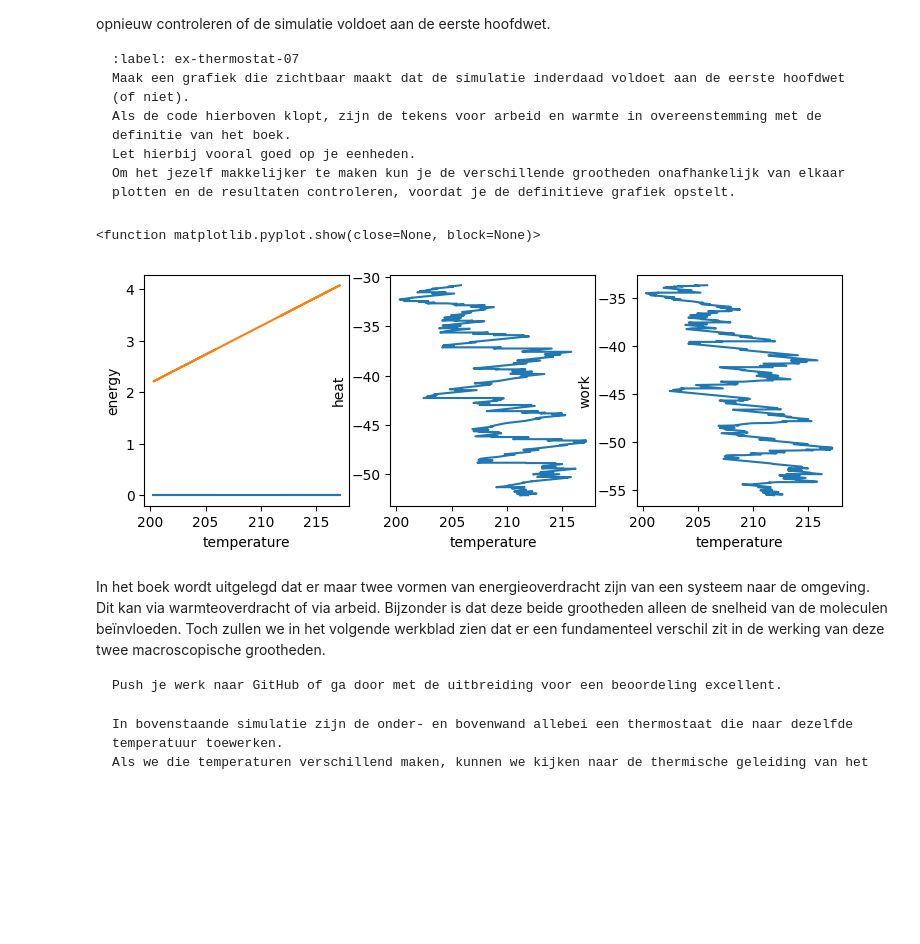
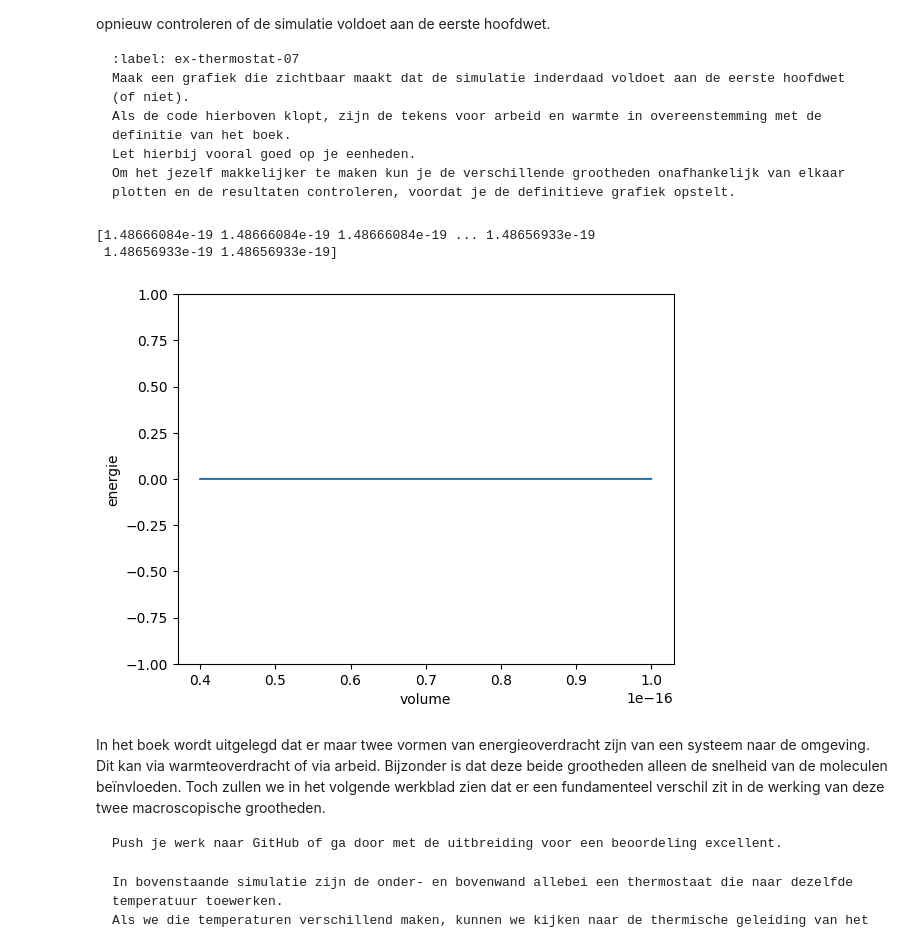
Before and after one commit to arenmeghdadi/314159265358979323846264338, a Jupyter notebook: Content/PySim/8_thermostaat.ipynb, the cells around one changed output. Drawn from its saved outputs; the diff is of its cells as text; code cells hidden in the pictures; blank space fills up the shorter version.

````diff
--- a/Content/PySim/8_thermostaat.ipynb
+++ b/Content/PySim/8_thermostaat.ipynb
@@ -138,7 +144,7 @@ def temperature(particles) -> float:
     k = 1.380649e-23
     for p in particles:
         temp += p.kin_energy/k
-    temp = temp*30*1.66e-27 * 2.5 * 10**3
+    temp = temp*28*1.66e-27/ len(particles) # * (2.5 * 10**3)**2)
     return temp
 
 def handle_collisions(particles):
@@ -276,6 +282,7 @@ pressures = np.zeros(N_steps, dtype=float)
 temperatures = np.zeros(N_steps, dtype=float)
 heats = np.zeros(N_steps, dtype=float)
 works = np.zeros(N_steps, dtype=float)
+energies = np.zeros(N_steps, dtype=float)
 
 pressure = 0.0
 work = 0.0
@@ -288,18 +295,23 @@ set_temp = temperature(particles)
 
 for i in range(N_steps):
     take_time_step(particles)
+    for p in particles:
+        left_right_collision(p)
+        energy += (0.5 * p.m * np.linalg.norm(p.v)**2)
     volumes[i] = box_length * box_height
+    energy = energy * 28 * 1.66e-27 #* (2.5 * 10**3)**2
     pressures[i] = pressure
+    energies[i] = energy
     temperatures[i] = temperature(particles)
     heats[i] = heat
     works[i] = work
     if i%500==0:
         print(i)
 
-pressuresreal = (pressures * 30*1.66e-27) / (1e-12)**2
-volumesreal = volumes * (1e-9)**2
-worksreal = works*30*1.66e-27 * 2.5 * 10**3
-heatsreal = heats*30*1.66e-27 * 2.5 * 10**3
+pressuresreal = (pressures * 28*1.66e-27)# / (1e-12)**2
+volumesreal = volumes #* (1e-9)**2
+worksreal = works*28*1.66e-27 #* (2.5 * 10**3)**2
+heatsreal = heats*28*1.66e-27 #* (2.5 * 10**3)**2
 
 fig, (ax1, ax2) = plt.subplots(1, 2, figsize=(9, 3))
 ax1.set_xlabel('Volume')
@@ -424,41 +438,39 @@ Let hierbij vooral goed op je eenheden.
 Om het jezelf makkelijker te maken kun je de verschillende grootheden onafhankelijk van elkaar plotten en de resultaten controleren, voordat je de definitieve grafiek opstelt.
 ```
 # %%
-#your code/answer
-energies = np.zeros(1000, dtype=float)
-temperatures2 = np.zeros(1000, dtype=float)
-workarray = np.zeros(1000, dtype=float)
-heatarray = np.zeros(1000, dtype=float)
+# #your code/answer
+# energies = np.zeros(1000, dtype=float)
+# temperatures2 = np.zeros(1000, dtype=float)
+# workarray = np.zeros(1000, dtype=float)
+# heatarray = np.zeros(1000, dtype=float)
+# volumesnew = np.zeros(1000, dtype=float)
 
-for i in range(1000):
-    energy = 0
-    take_time_step(particles)
-    for p in particles:
-        left_right_collision(p)
-        energy += 0.5 * p.m * (np.linalg.norm(p.v)**2 )
-    temperatures2[i] = temperature(particles)
-    workarray[i] = work
-    heatarray[i] = heat
-    energy = energy *30*1.66e-27 * 2.5 * 10**3
-    energies[i] = energy
+# for i in range(1000):
+#     energy = 0
+#     k = 1.38e-23
+#     take_time_step(particles)
+#     for p in particles:
+#         left_right_collision(p)
+#         energy += 0.5 * p.m * np.linalg.norm(p.v)**2
+#     temperatures2[i] = temperature(particles)
+#     workarray[i] = work
+#     heatarray[i] = heat
+#     energy = energy * 30 * 1.66e-27 * 2.5 * 10**3
+#     energies[i] = energy
+#     volumesnew[i] = box_length * box_height
 
 
-fig, (ax1, ax2, ax3) = plt.subplots(1, 3, figsize=(9, 3))
+newenergies = int(N)*k_B*temperatures - heatsreal + worksreal
 
-ax1.set_xlabel('temperature')
-ax2.set_xlabel('temperature')
-ax3.set_xlabel('temperature')
-ax1.set_ylabel('energy')
-ax2.set_ylabel('heat')
-ax3.set_ylabel('work')
-ax1.plot(temperatures2, energies)
-ax1.plot(temperatures2, (heatarray-workarray))
-ax2.plot(temperatures2, heatarray)
-ax3.plot(temperatures2, workarray)
-plt.show
+plt.plot(volumes, newenergies)
+plt.ylim(-1, 1)
+plt.xlabel('volume')
+plt.ylabel('energie')
+print(newenergies)
 # %% [output]
-<function matplotlib.pyplot.show(close=None, block=None)>
+[1.48666084e-19 1.48666084e-19 1.48666084e-19 ... 1.48656933e-19
+ 1.48656933e-19 1.48656933e-19]
-[figure, old version]
+[figure, new version]
 # %% [markdown]
 In het boek wordt uitgelegd dat er maar twee vormen van energieoverdracht zijn van een systeem naar de omgeving. Dit kan via warmteoverdracht of via arbeid.
 Bijzonder is dat deze beide grootheden alleen de snelheid van de moleculen beïnvloeden.
````
Also changed, not shown: parts of 7 cells of this notebook, 2 other files.
